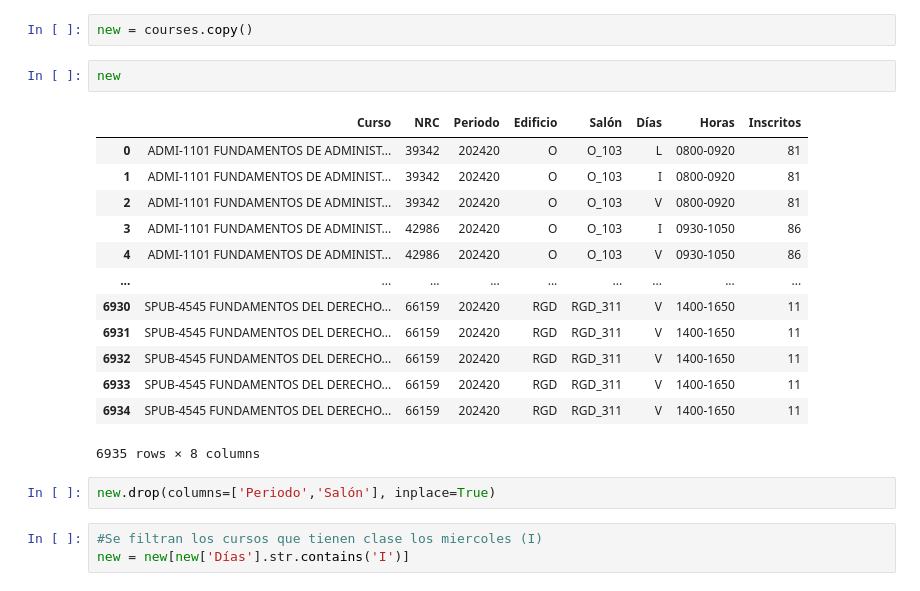
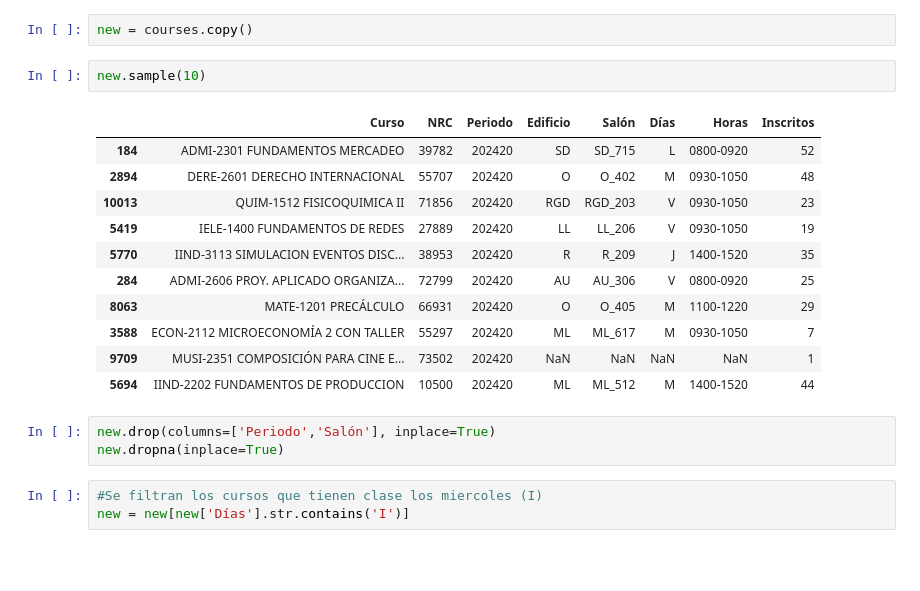
Before and after one commit to Sayala100/Thesis-SmartCampusVisualization, a Jupyter notebook: backend/notebooks/courses_treatment.ipynb, the cells around one changed output. Cells and saved outputs as stored; diff of their text form; blank space fills up the shorter version.

```diff
--- a/backend/notebooks/courses_treatment.ipynb
+++ b/backend/notebooks/courses_treatment.ipynb
@@ -182,23 +198,22 @@ hours_count.to_csv('../data/entradas_edificio_hora.csv', index=False)
 # %%
 new = courses.copy()
 # %%
-new
+new.sample(10)
 # %% [output]
 |  | Curso | NRC | Periodo | Edificio | Salón | Días | Horas | Inscritos |
-| 0 | ADMI-1101 FUNDAMENTOS DE ADMINIST... | 39342 | 202420 | O | O_103 | L | 0800-0920 | 81 |
-| 1 | ADMI-1101 FUNDAMENTOS DE ADMINIST... | 39342 | 202420 | O | O_103 | I | 0800-0920 | 81 |
-| 2 | ADMI-1101 FUNDAMENTOS DE ADMINIST... | 39342 | 202420 | O | O_103 | V | 0800-0920 | 81 |
-| 3 | ADMI-1101 FUNDAMENTOS DE ADMINIST... | 42986 | 202420 | O | O_103 | I | 0930-1050 | 86 |
-| 4 | ADMI-1101 FUNDAMENTOS DE ADMINIST... | 42986 | 202420 | O | O_103 | V | 0930-1050 | 86 |
-| ... | ... | ... | ... | ... | ... | ... | ... | ... |
-| 6930 | SPUB-4545 FUNDAMENTOS DEL DERECHO... | 66159 | 202420 | RGD | RGD_311 | V | 1400-1650 | 11 |
-| 6931 | SPUB-4545 FUNDAMENTOS DEL DERECHO... | 66159 | 202420 | RGD | RGD_311 | V | 1400-1650 | 11 |
-| 6932 | SPUB-4545 FUNDAMENTOS DEL DERECHO... | 66159 | 202420 | RGD | RGD_311 | V | 1400-1650 | 11 |
-| 6933 | SPUB-4545 FUNDAMENTOS DEL DERECHO... | 66159 | 202420 | RGD | RGD_311 | V | 1400-1650 | 11 |
-| 6934 | SPUB-4545 FUNDAMENTOS DEL DERECHO... | 66159 | 202420 | RGD | RGD_311 | V | 1400-1650 | 11 |
+| 184 | ADMI-2301 FUNDAMENTOS MERCADEO | 39782 | 202420 | SD | SD_715 | L | 0800-0920 | 52 |
+| 2894 | DERE-2601 DERECHO INTERNACIONAL | 55707 | 202420 | O | O_402 | M | 0930-1050 | 48 |
+| 10013 | QUIM-1512 FISICOQUIMICA II | 71856 | 202420 | RGD | RGD_203 | V | 0930-1050 | 23 |
+| 5419 | IELE-1400 FUNDAMENTOS DE REDES | 27889 | 202420 | LL | LL_206 | V | 0930-1050 | 19 |
+| 5770 | IIND-3113 SIMULACION EVENTOS DISC... | 38953 | 202420 | R | R_209 | J | 1400-1520 | 35 |
+| 284 | ADMI-2606 PROY. APLICADO ORGANIZA... | 72799 | 202420 | AU | AU_306 | V | 0800-0920 | 25 |
+| 8063 | MATE-1201 PRECÁLCULO | 66931 | 202420 | O | O_405 | M | 1100-1220 | 29 |
+| 3588 | ECON-2112 MICROECONOMÍA 2 CON TALLER | 55297 | 202420 | ML | ML_617 | M | 0930-1050 | 7 |
+| 9709 | MUSI-2351 COMPOSICIÓN PARA CINE E... | 73502 | 202420 | NaN | NaN | NaN | NaN | 1 |
+| 5694 | IIND-2202 FUNDAMENTOS DE PRODUCCION | 10500 | 202420 | ML | ML_512 | M | 1400-1520 | 44 |
-6935 rows × 8 columns
 # %%
 new.drop(columns=['Periodo','Salón'], inplace=True)
+new.dropna(inplace=True)
 # %%
 #Se filtran los cursos que tienen clase los miercoles (I)
 new = new[new['Días'].str.contains('I')]
```
Also changed, not shown: parts of 14 cells of this notebook, 5 other files.
